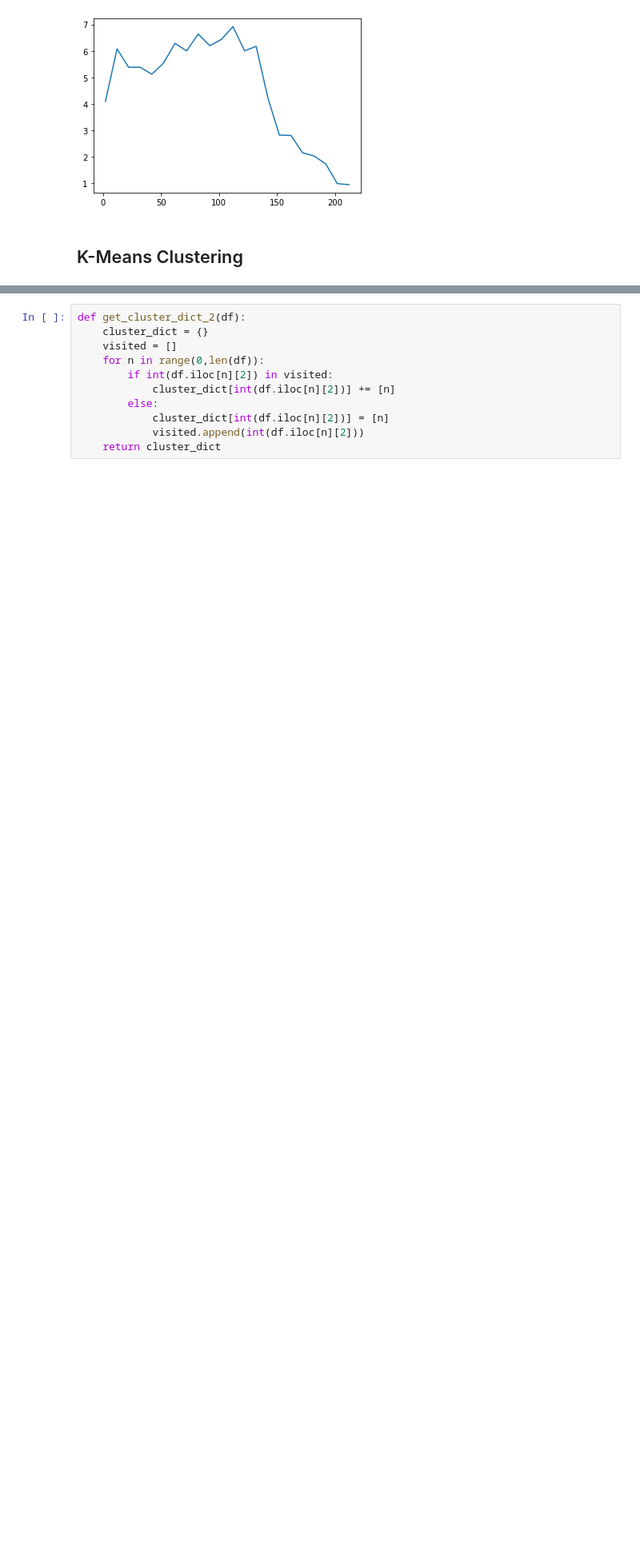
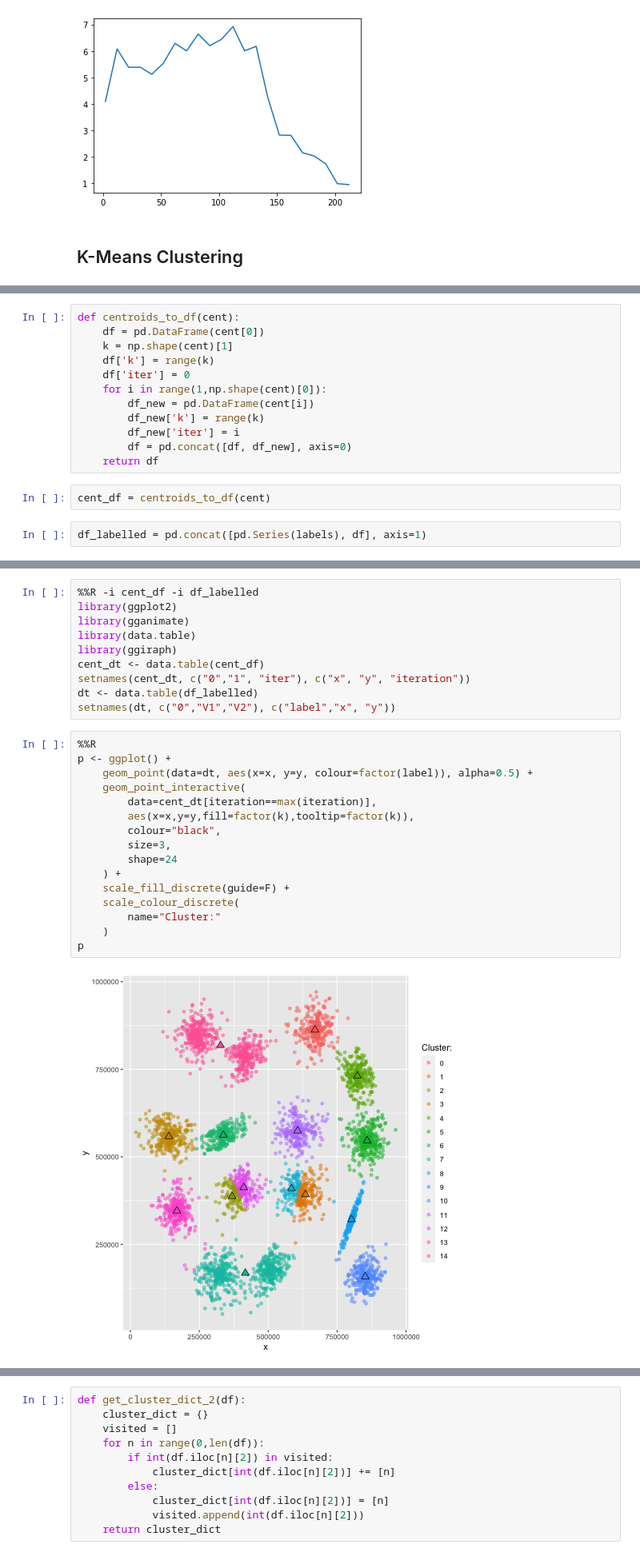
Before and after one commit to pat-alt/clustering, a Jupyter notebook: Optimization_Project_Clustering.ipynb, the cells around one changed output, grey strips where cells are left out. Shown at 80% size. Cells and saved outputs as stored; diff of their text form; blank space fills up the shorter version.

Commit message:
notebook cleaned up and charts prepared

```diff
--- a/Optimization_Project_Clustering.ipynb
+++ b/Optimization_Project_Clustering.ipynb
@@ -379,0 +455,16 @@ def KMeans_Clustering(k, df):
+# %%
+def centroids_to_df(cent):
+    df = pd.DataFrame(cent[0])
+    k = np.shape(cent)[1]
+    df['k'] = range(k)
+    df['iter'] = 0
+    for i in range(1,np.shape(cent)[0]):
+        df_new = pd.DataFrame(cent[i])
+        df_new['k'] = range(k)
+        df_new['iter'] = i
+        df = pd.concat([df, df_new], axis=0)
+    return df
+# %%
+cent_df = centroids_to_df(cent)
+# %%
+df_labelled = pd.concat([pd.Series(labels), df], axis=1)
@@ -379,0 +476,28 @@ def KMeans_Clustering(k, df):
+# %%
+%%R -i cent_df -i df_labelled
+library(ggplot2)
+library(gganimate)
+library(data.table)
+library(ggiraph)
+cent_dt <- data.table(cent_df)
+setnames(cent_dt, c("0","1", "iter"), c("x", "y", "iteration"))
+dt <- data.table(df_labelled)
+setnames(dt, c("0","V1","V2"), c("label","x", "y"))
+# %%
+%%R
+p <- ggplot() +
+    geom_point(data=dt, aes(x=x, y=y, colour=factor(label)), alpha=0.5) +
+    geom_point_interactive(
+        data=cent_dt[iteration==max(iteration)],
+        aes(x=x,y=y,fill=factor(k),tooltip=factor(k)),
+        colour="black",
+        size=3,
+        shape=24
+    ) +
+    scale_fill_discrete(guide=F) +
+    scale_colour_discrete(
+        name="Cluster:"
+    )
+p
+# %% [output]
+[figure, added]
```
Also changed, not shown: parts of 16 cells of this notebook, 6 other files.
